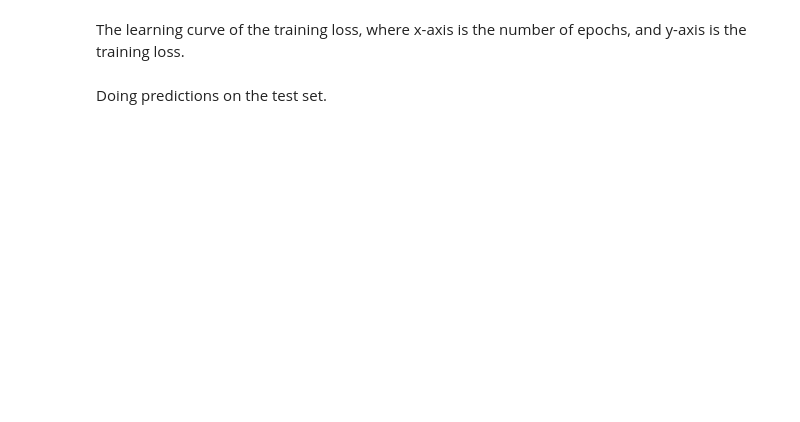
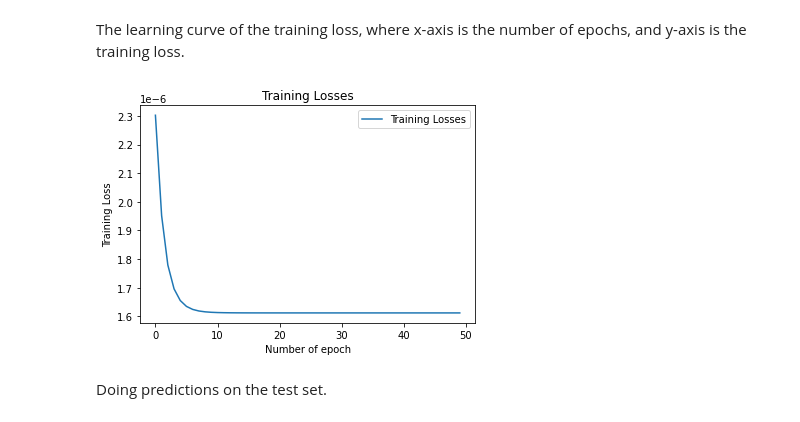
Before and after one commit to nklapste/CMPUT_466_coding_assignment_2, a Jupyter notebook: c2p1.ipynb, the cells around one changed output. Saved outputs shown, nothing was run; the diff lists cells and outputs as text; code cells hidden in the pictures; blank space fills up the shorter version.

```diff
--- a/c2p1.ipynb
+++ b/c2p1.ipynb
@@ -23,8 +23,7 @@ def readMNISTdata():
 
     with open('data/t10k-labels-idx1-ubyte', 'rb') as f:
         magic, size = struct.unpack(">II", f.read(8))
-        test_labels = np.fromfile(f,
-                                  dtype=np.dtype(np.uint8).newbyteorder('>'))
+        test_labels = np.fromfile(f, dtype=np.dtype(np.uint8).newbyteorder('>'))
         test_labels = test_labels.reshape((size, 1))
 
     with open('data/train-images-idx3-ubyte', 'rb') as f:
@@ -35,8 +34,7 @@ def readMNISTdata():
 
     with open('data/train-labels-idx1-ubyte', 'rb') as f:
         magic, size = struct.unpack(">II", f.read(8))
-        train_labels = np.fromfile(f,
-                                   dtype=np.dtype(np.uint8).newbyteorder('>'))
+        train_labels = np.fromfile(f, dtype=np.dtype(np.uint8).newbyteorder('>'))
         train_labels = train_labels.reshape((size, 1))
 
     # augmenting a constant feature of 1 (absorbing the bias term)
@@ -73,7 +71,7 @@ def gradient(X, w, y=None):
 Various global configurations.
 # %%
 N_class = 10
-alpha = 0.1  # learning rate
-batch_size = 100  # batch size
+alpha = 0.4  # learning rate
+batch_size = 1000000  # batch size
 MaxIter = 50  # Maximum iteration
 decay = 0.  # weight decay
@@ -300,14 +324,16 @@ The accuracy best epoch with test set is 0.0000000000
 The learning curve of the training loss, where x-axis is the number of epochs,
 and y-axis is the training loss.
 # %%
-# part a.plot.1
+""# part a.plot.1
 fig = plt.figure()
 plt.plot(losses_train, label="Training Losses")
 plt.title("Training Losses")
 plt.legend()
 plt.xlabel('Number of epoch')
 plt.ylabel('Training Loss')
 plt.show()
+# %% [output]
+[figure, added]
 # %% [markdown]
 Doing predictions on the test set.
 # %%
```
Also changed, not shown: parts of 7 cells of this notebook.
